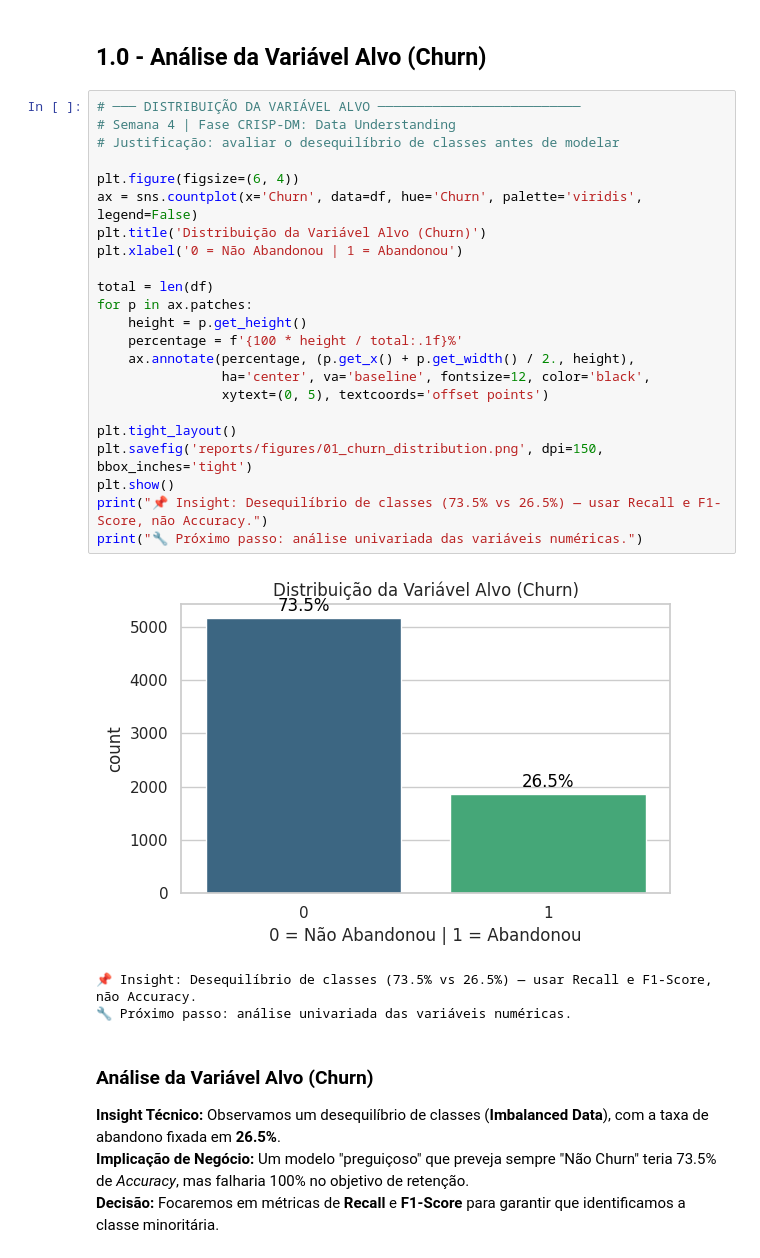
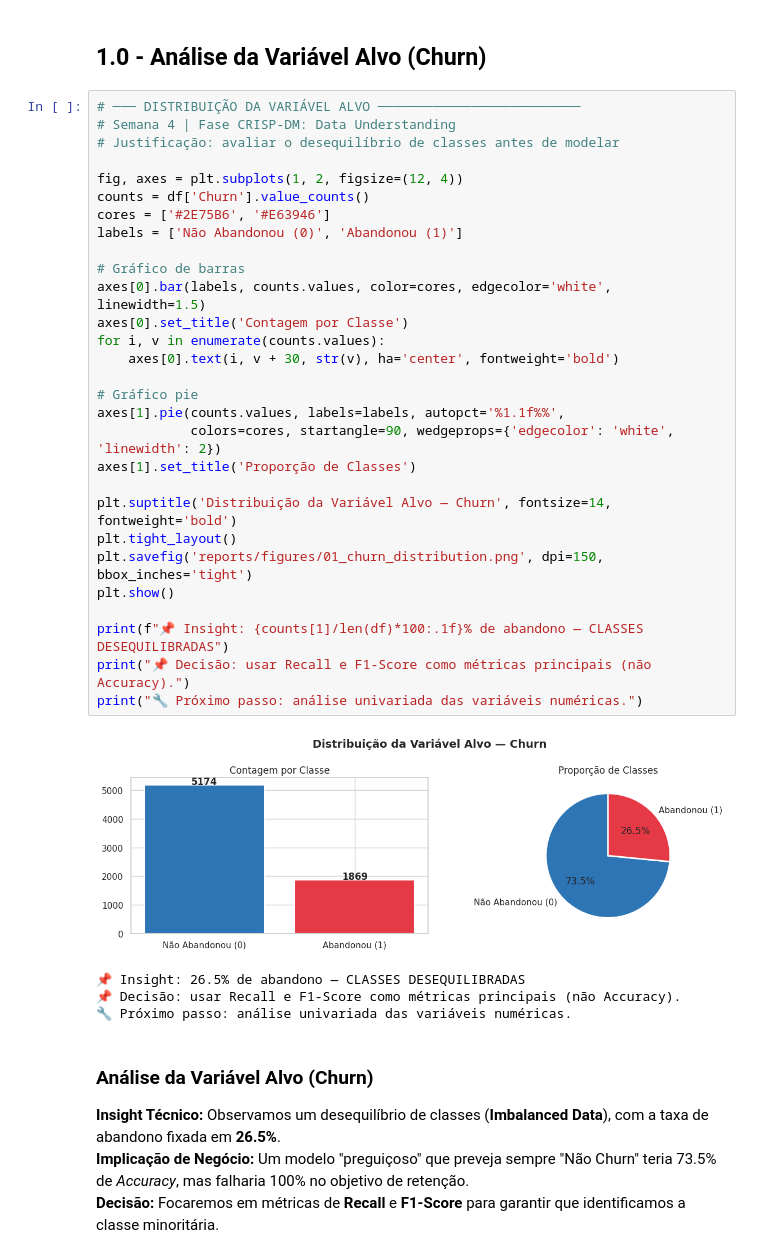
Before and after one commit to SalvadorCabecas/projeto_cdg_grupo9, a Jupyter notebook: notebooks/1.0_eda_limpeza.ipynb, the cells around one changed output. Cells and saved outputs as stored; diff of their text form.

```diff
--- a/notebooks/1.0_eda_limpeza.ipynb
+++ b/notebooks/1.0_eda_limpeza.ipynb
@@ -207,33 +207,40 @@ display(df.describe().T)
 | Churn | 7043.0 | 0.265370 | 0.441561 | 0.00 | 0.00 | 0.00 | 1.00 | 1.00 |
 # %% [markdown]
 ## 1.0 - Análise da Variável Alvo (Churn)
-# %%
-# ─── DISTRIBUIÇÃO DA VARIÁVEL ALVO ──────────────────────────
-# Semana 4 | Fase CRISP-DM: Data Understanding
-# Justificação: avaliar o desequilíbrio de classes antes de modelar
-
-plt.figure(figsize=(6, 4))
-ax = sns.countplot(x='Churn', data=df, hue='Churn', palette='viridis', legend=False)
-plt.title('Distribuição da Variável Alvo (Churn)')
-plt.xlabel('0 = Não Abandonou | 1 = Abandonou')
-
-total = len(df)
-for p in ax.patches:
-    height = p.get_height()
-    percentage = f'{100 * height / total:.1f}%'
-    ax.annotate(percentage, (p.get_x() + p.get_width() / 2., height),
-                ha='center', va='baseline', fontsize=12, color='black',
-                xytext=(0, 5), textcoords='offset points')
-
-plt.tight_layout()
-plt.savefig('reports/figures/01_churn_distribution.png', dpi=150, bbox_inches='tight')
-plt.show()
-print("📌 Insight: Desequilíbrio de classes (73.5% vs 26.5%) — usar Recall e F1-Score, não Accuracy.")
-print("🔧 Próximo passo: análise univariada das variáveis numéricas.")
-# %% [output]
-[figure, removed]
-📌 Insight: Desequilíbrio de classes (73.5% vs 26.5%) — usar Recall e F1-Score, não Accuracy.
-🔧 Próximo passo: análise univariada das variáveis numéricas.
+# %%
+# ─── DISTRIBUIÇÃO DA VARIÁVEL ALVO ──────────────────────────
+# Semana 4 | Fase CRISP-DM: Data Understanding
+# Justificação: avaliar o desequilíbrio de classes antes de modelar
+
+fig, axes = plt.subplots(1, 2, figsize=(12, 4))
+counts = df['Churn'].value_counts()
+cores = ['#2E75B6', '#E63946']
+labels = ['Não Abandonou (0)', 'Abandonou (1)']
+
+# Gráfico de barras
+axes[0].bar(labels, counts.values, color=cores, edgecolor='white', linewidth=1.5)
+axes[0].set_title('Contagem por Classe')
+for i, v in enumerate(counts.values):
+    axes[0].text(i, v + 30, str(v), ha='center', fontweight='bold')
+
+# Gráfico pie
+axes[1].pie(counts.values, labels=labels, autopct='%1.1f%%',
+            colors=cores, startangle=90, wedgeprops={'edgecolor': 'white', 'linewidth': 2})
+axes[1].set_title('Proporção de Classes')
+
+plt.suptitle('Distribuição da Variável Alvo — Churn', fontsize=14, fontweight='bold')
+plt.tight_layout()
+plt.savefig('reports/figures/01_churn_distribution.png', dpi=150, bbox_inches='tight')
+plt.show()
+
+print(f"📌 Insight: {counts[1]/len(df)*100:.1f}% de abandono — CLASSES DESEQUILIBRADAS")
+print("📌 Decisão: usar Recall e F1-Score como métricas principais (não Accuracy).")
+print("🔧 Próximo passo: análise univariada das variáveis numéricas.")
+# %% [output]
+[figure, added]
+📌 Insight: 26.5% de abandono — CLASSES DESEQUILIBRADAS
+📌 Decisão: usar Recall e F1-Score como métricas principais (não Accuracy).
+🔧 Próximo passo: análise univariada das variáveis numéricas.
 # %% [markdown]
 ### Análise da Variável Alvo (Churn)
 **Insight Técnico:** Observamos um desequilíbrio de classes (**Imbalanced Data**), com a taxa de abandono fixada em **26.5%**.
```
Also changed, not shown: parts of 11 cells of this notebook.
